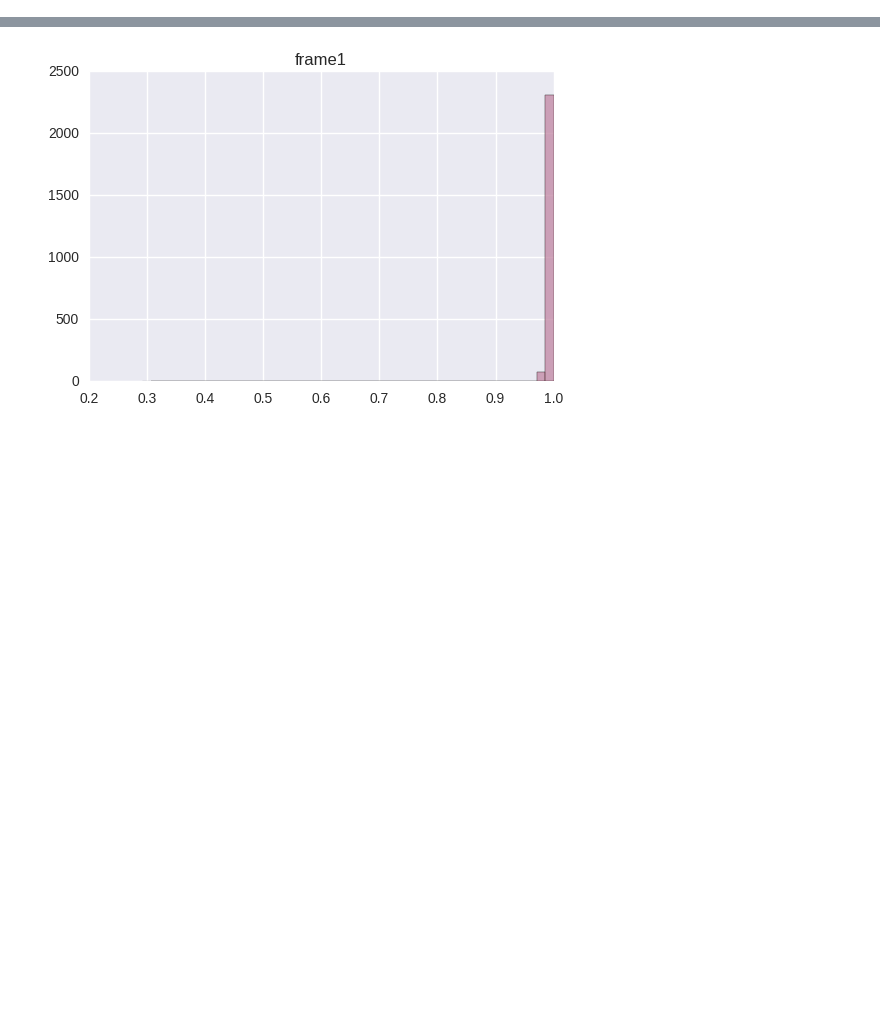
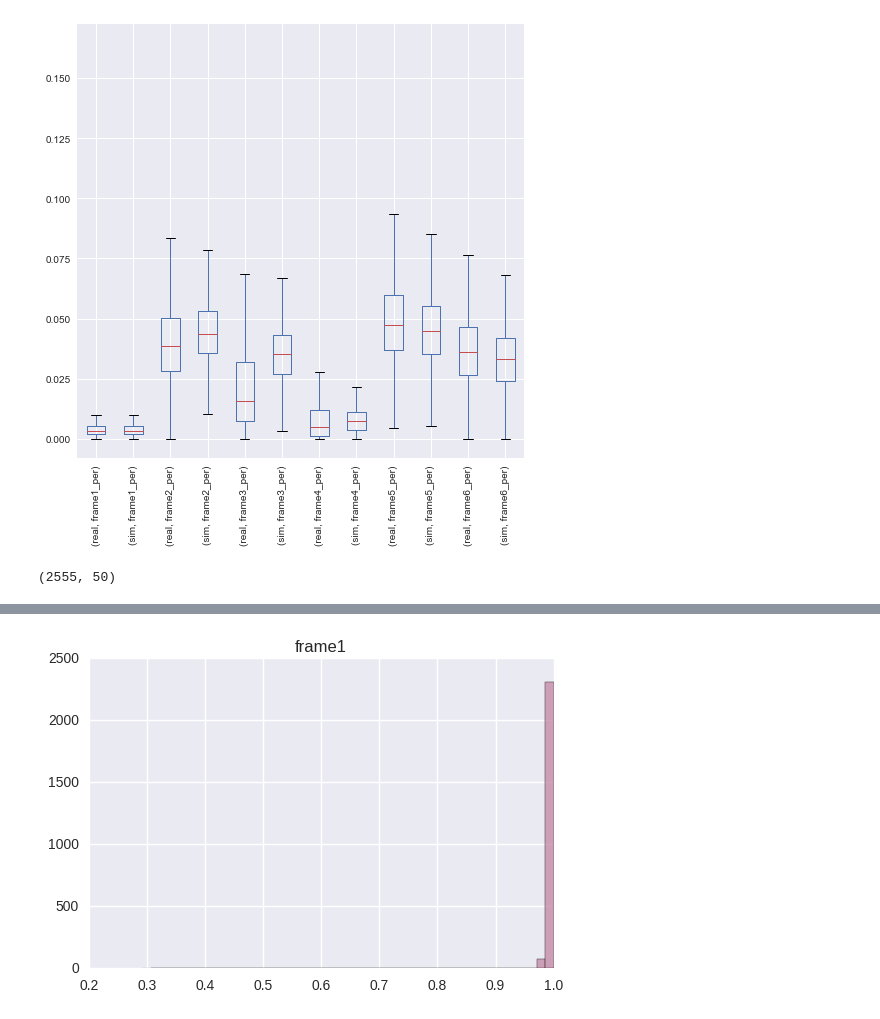
Before and after one commit to MitsukiUsui/genome, a Jupyter notebook: oscanalyze/osc_plot.ipynb, the cells around one changed output, grey strips where cells are left out. Saved outputs shown, nothing was run; the diff lists cells and outputs as text; code cells hidden in the pictures; blank space fills up the shorter version.

```diff
--- a/oscanalyze/Untitled.ipynb
+++ b/oscanalyze/osc_plot.ipynb
@@ -78,0 +180,19 @@ sim_df = get_df("/data/mitsuki/out/altorf/genome/fasta/GCF_000022125.1_ASM2212v1
+# %%
+df=pd.concat([real_df,sim_df],axis=1, keys=["real", "sim"])
+# %%
+columns_lst=[]
+for frame in range(1,7):
+    columns_lst.append(("real", "frame{}_per".format(frame)))
+    columns_lst.append(("sim", "frame{}_per".format(frame)))
+
+
+plt.figure(figsize=(8,8))
+df.boxplot(column=columns_lst)
+plt.xticks(rotation=90)
+plt.show()
+# %% [output]
+[figure, added]
+# %%
+for key, row in df.iterrows():
+# %% [output]
+(2555, 50)
```
Also changed, not shown: parts of 13 cells of this notebook, 1 other file.
